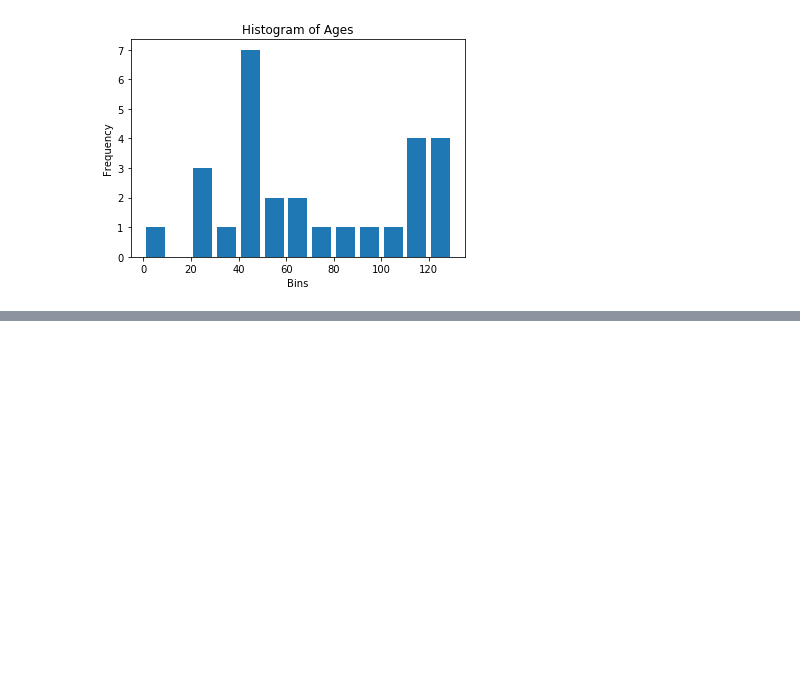
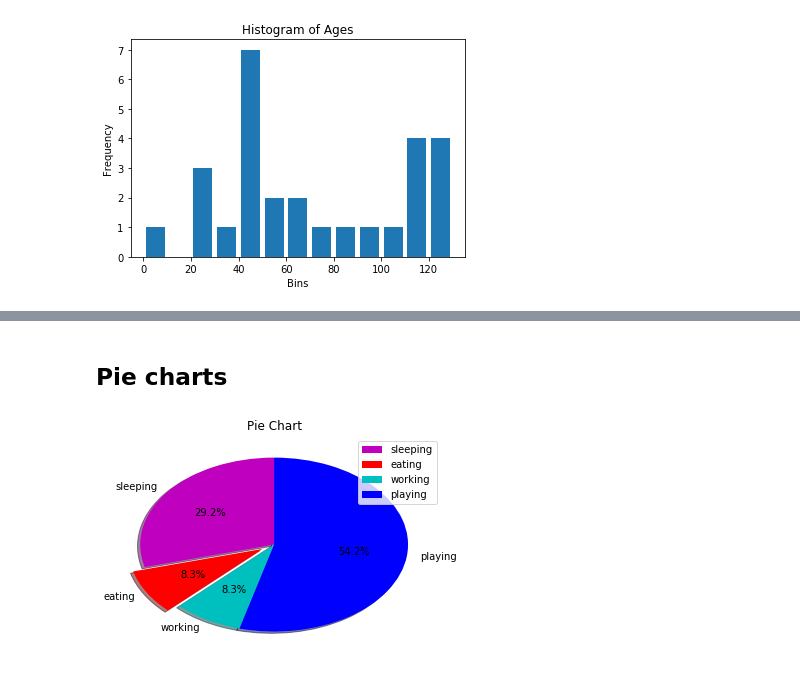
Before and after one commit to atystats/Data-Analysis-in-Python, a Jupyter notebook: Data Visualization with Python.ipynb, the cells around one changed output, grey strips where cells are left out. Saved outputs shown, nothing was run; the diff lists cells and outputs as text; code cells hidden in the pictures; blank space fills up the shorter version.

```diff
--- a/Data Visualization with Python.ipynb
+++ b/Data Visualization with Python.ipynb
@@ -73,0 +129,16 @@ plt.show()
+# %% [markdown]
+## Pie charts
+# %%
+slices = [7,2,2,13] # Values that will decide the size of pies.
+activities = ["sleeping","eating","working","playing"]
+
+plt.pie(slices, labels = activities, colors = ["m","r","c","b"],
+        autopct = "%1.1f%%", # autopct for adding percentages in slices.
+        shadow = True,
+        startangle = 90, # The angle at which the pie starts adding slices
+        explode = [0,0.1,0,0]) # explode will take slice out of the pie for more attention.
+plt.title("Pie Chart")
+plt.legend()
+plt.show()
+# %% [output]
+[figure, added]
```
Also changed, not shown: parts of 11 cells of this notebook, 1 other file.
